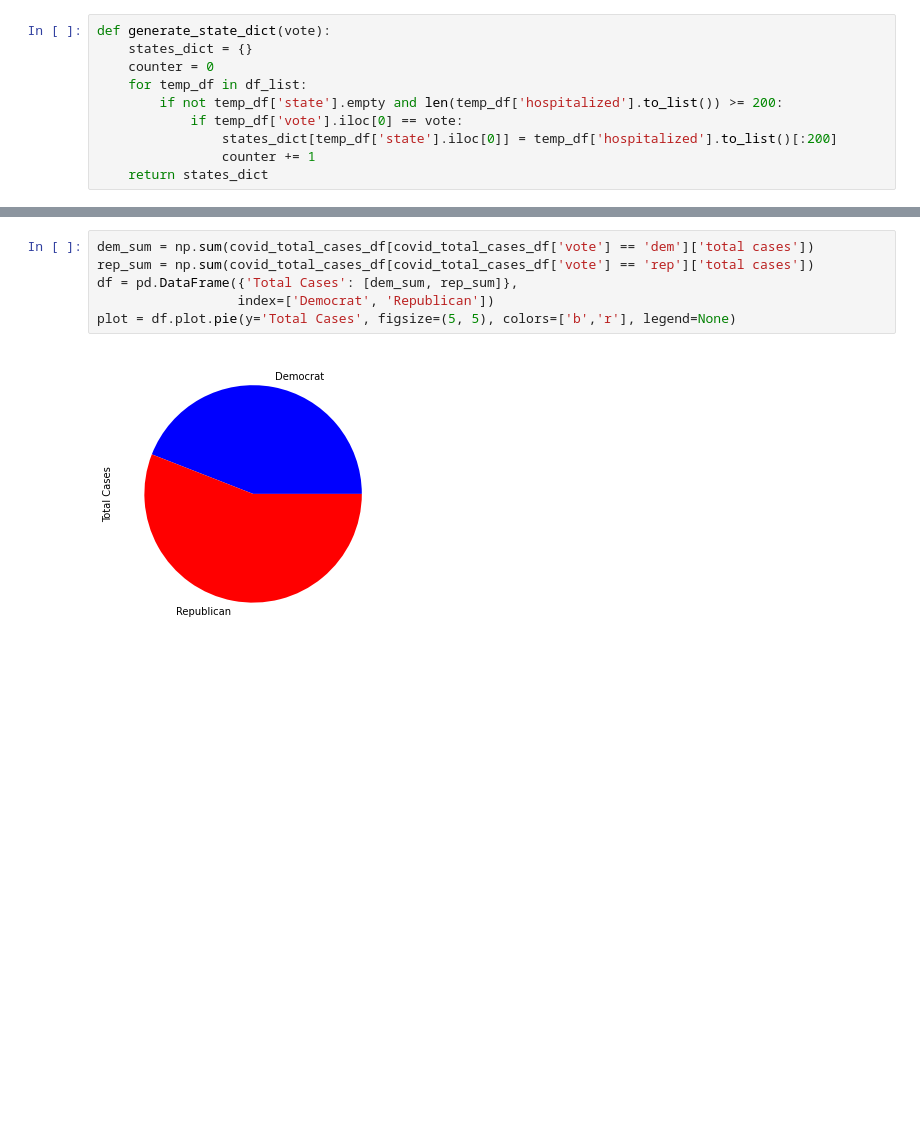
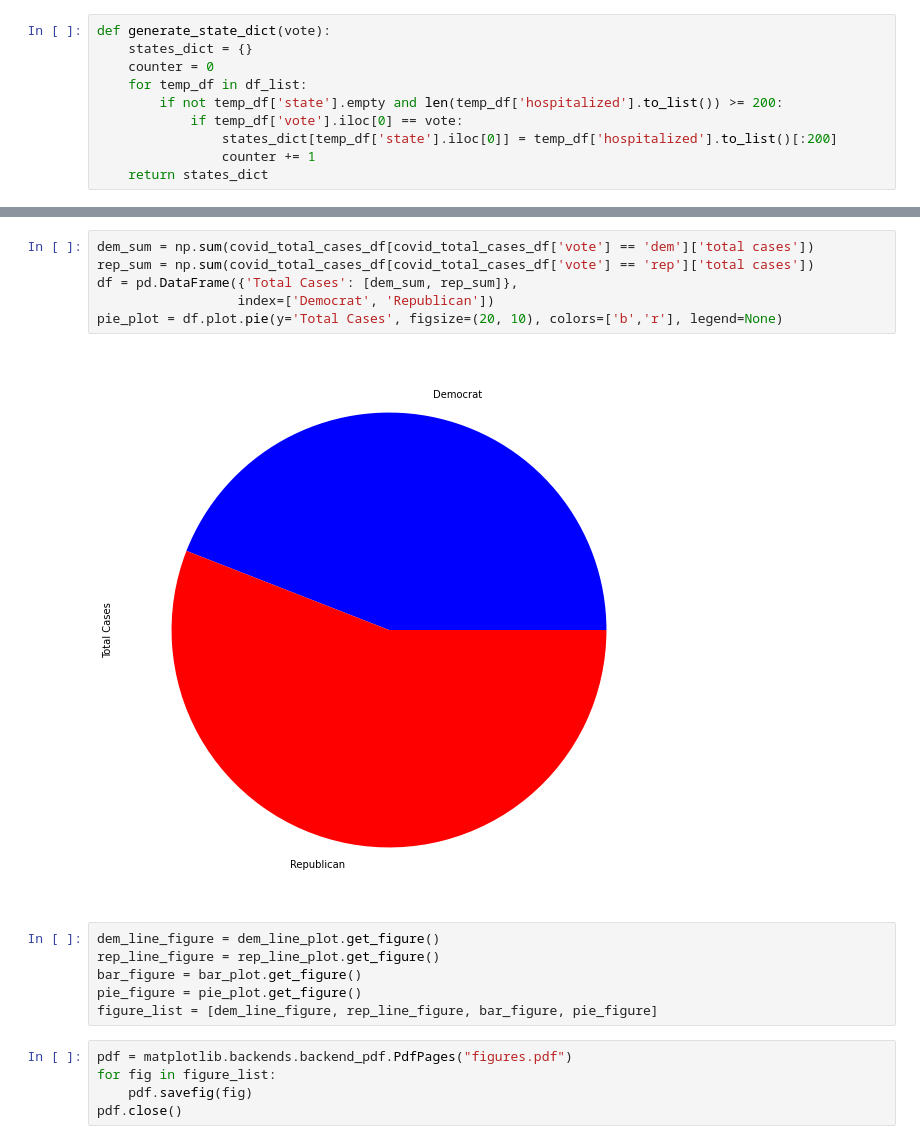
Before and after one commit to RicardoValdovinos/PolitiCovid19, a Jupyter notebook: main.ipynb, the cells around one changed output, grey strips where cells are left out. Saved outputs shown, nothing was run; the diff lists cells and outputs as text; blank space fills up the shorter version.

Commit message:
created pdf from jupyter notebook - need to add graph titles and labels

```diff
--- a/main.ipynb
+++ b/main.ipynb
@@ -347,8 +350,19 @@ merged_cases_df['case rate per 100000'].plot(
 # %%
 dem_sum = np.sum(covid_total_cases_df[covid_total_cases_df['vote'] == 'dem']['total cases'])
 rep_sum = np.sum(covid_total_cases_df[covid_total_cases_df['vote'] == 'rep']['total cases'])
 df = pd.DataFrame({'Total Cases': [dem_sum, rep_sum]},
                   index=['Democrat', 'Republican'])
-plot = df.plot.pie(y='Total Cases', figsize=(5, 5), colors=['b','r'], legend=None)
+pie_plot = df.plot.pie(y='Total Cases', figsize=(20, 10), colors=['b','r'], legend=None)
 # %% [output]
-[figure, old version]
+[figure, new version]
+# %%
+dem_line_figure = dem_line_plot.get_figure()
+rep_line_figure = rep_line_plot.get_figure()
+bar_figure = bar_plot.get_figure()
+pie_figure = pie_plot.get_figure()
+figure_list = [dem_line_figure, rep_line_figure, bar_figure, pie_figure]
+# %%
+pdf = matplotlib.backends.backend_pdf.PdfPages("figures.pdf")
+for fig in figure_list:
+    pdf.savefig(fig)
+pdf.close()
```
Also changed, not shown: parts of 3 cells of this notebook, 1 other file.
